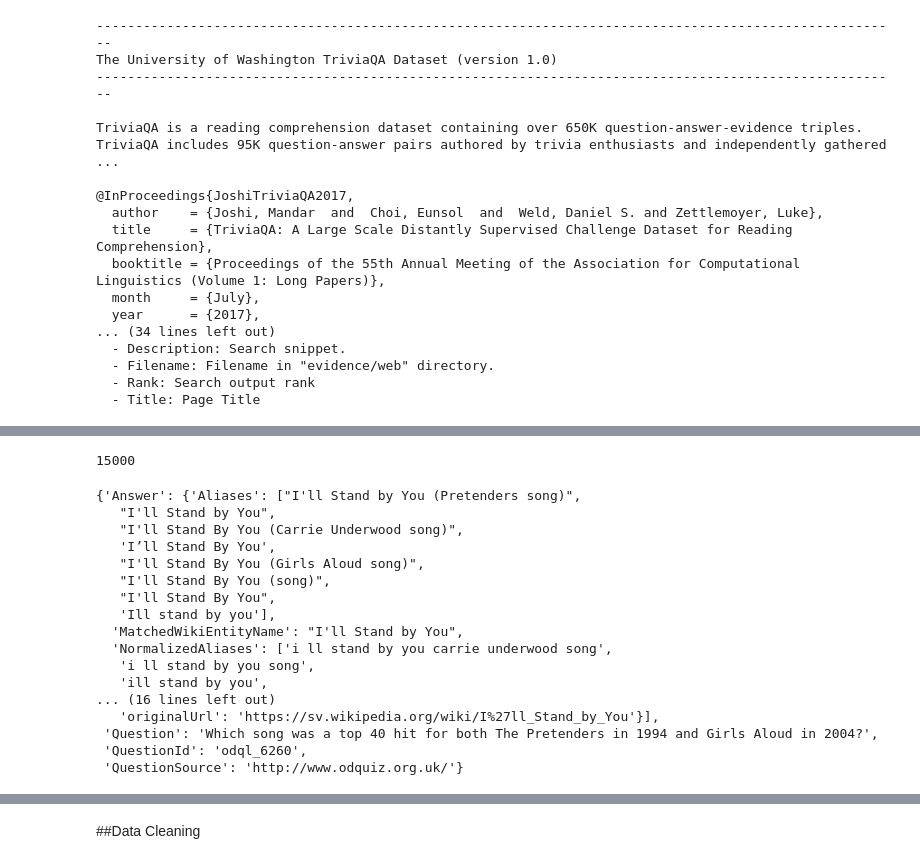
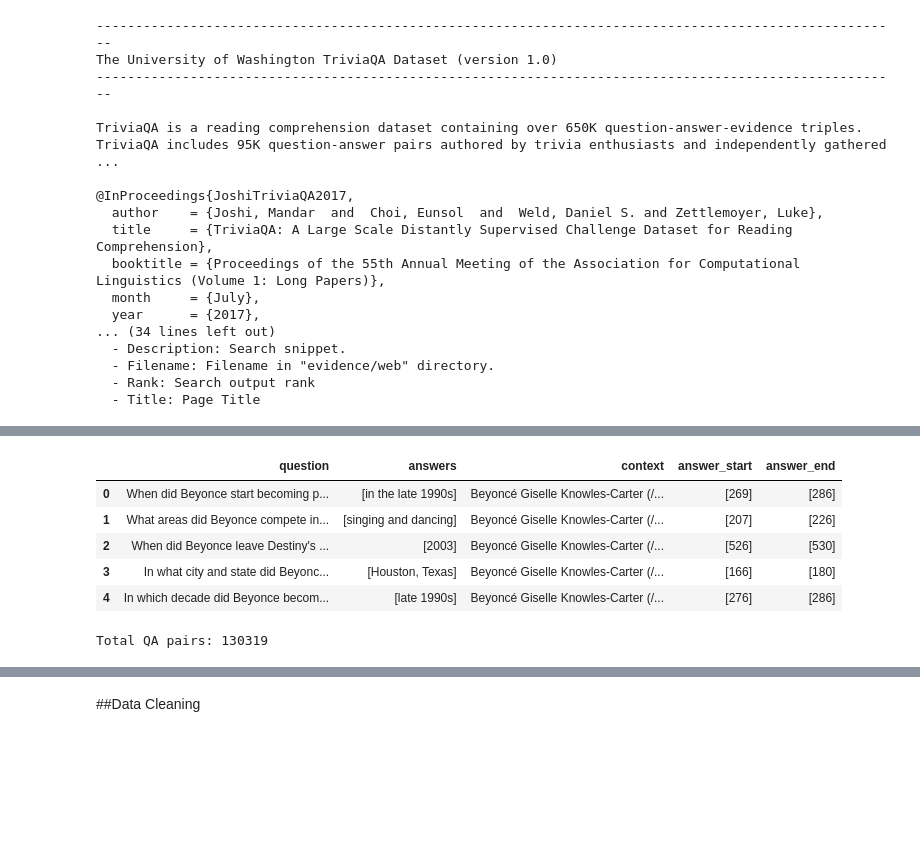
Before and after one commit to ahmedlabib02/Nlp-project, a Jupyter notebook: milestone 2.ipynb, the cells around one changed output, grey strips where cells are left out. Drawn from its saved outputs; the diff is of its cells as text; code cells hidden in the pictures; blank space fills up the shorter version.

```diff
--- a/milestone 2.ipynb
+++ b/milestone 2.ipynb
@@ -38 +28,9 @@ mkdir -p /content/TriviaQA_RC
+# %%
+drive_dir = '/content/drive/MyDrive/SQuAD'
+os.makedirs(drive_dir, exist_ok=True)
+# %%
+file_path = os.path.join(drive_dir, 'train-v2.0.json')
+# %%
+with open(file_path, 'r', encoding='utf-8') as f:
+    squad = json.load(f)
 # %%
@@ -124,26 +66,34 @@ David Soul (born August 28, 1943) is an American-British actor and singer. He is
+# %%
+#adding answer end
+records = []
+for article in squad['data']:
+    for para in article['paragraphs']:
+        ctx = para['context']
+        for qa in para['qas']:
+            answers = [a['text'] for a in qa.get('answers', [])]
+            starts  = [a['answer_start'] for a in qa.get('answers', [])]
+            ends    = [s + len(t) for s,t in zip(starts, answers)]
+            records.append({
+                'question': qa['question'],
+                'answers': answers,
+                'context': ctx,
+                'answer_start': starts,
+                'answer_end': ends
+            })
+# %%
+df = pd.DataFrame(records)
+df.head()
+# %% [output]
+|  | question | answers | context | answer_start | answer_end |
+| 0 | When did Beyonce start becoming p... | [in the late 1990s] | Beyoncé Giselle Knowles-Carter (/... | [269] | [286] |
+| 1 | What areas did Beyonce compete in... | [singing and dancing] | Beyoncé Giselle Knowles-Carter (/... | [207] | [226] |
+| 2 | When did Beyonce leave Destiny's ... | [2003] | Beyoncé Giselle Knowles-Carter (/... | [526] | [530] |
+| 3 | In what city and state did Beyonc... | [Houston, Texas] | Beyoncé Giselle Knowles-Carter (/... | [166] | [180] |
+| 4 | In which decade did Beyonce becom... | [late 1990s] | Beyoncé Giselle Knowles-Carter (/... | [276] | [286] |
 # %%
-random.shuffle(examples)
-subset = examples[:15000]
-len(subset)
+#random.shuffle(examples)
+#subset = examples[:15000]
+#len(subset)
+print("Total QA pairs:", len(df))
 # %% [output]
-15000
+Total QA pairs: 130319
-# %%
-subset[4]
-# %% [output]
-{'Answer': {'Aliases': ["I'll Stand by You (Pretenders song)",
-   "I'll Stand by You",
-   "I'll Stand By You (Carrie Underwood song)",
-   'I’ll Stand By You',
-   "I'll Stand By You (Girls Aloud song)",
-   "I'll Stand By You (song)",
-   "I'll Stand By You",
-   'Ill stand by you'],
-  'MatchedWikiEntityName': "I'll Stand by You",
-  'NormalizedAliases': ['i ll stand by you carrie underwood song',
-   'i ll stand by you song',
-   'ill stand by you',
-... (16 lines left out)
-   'originalUrl': 'https://sv.wikipedia.org/wiki/I%27ll_Stand_by_You'}],
- 'Question': 'Which song was a top 40 hit for both The Pretenders in 1994 and Girls Aloud in 2004?',
- 'QuestionId': 'odql_6260',
- 'QuestionSource': 'http://www.odquiz.org.uk/'}
```
Also changed, not shown: parts of 36 cells of this notebook.
